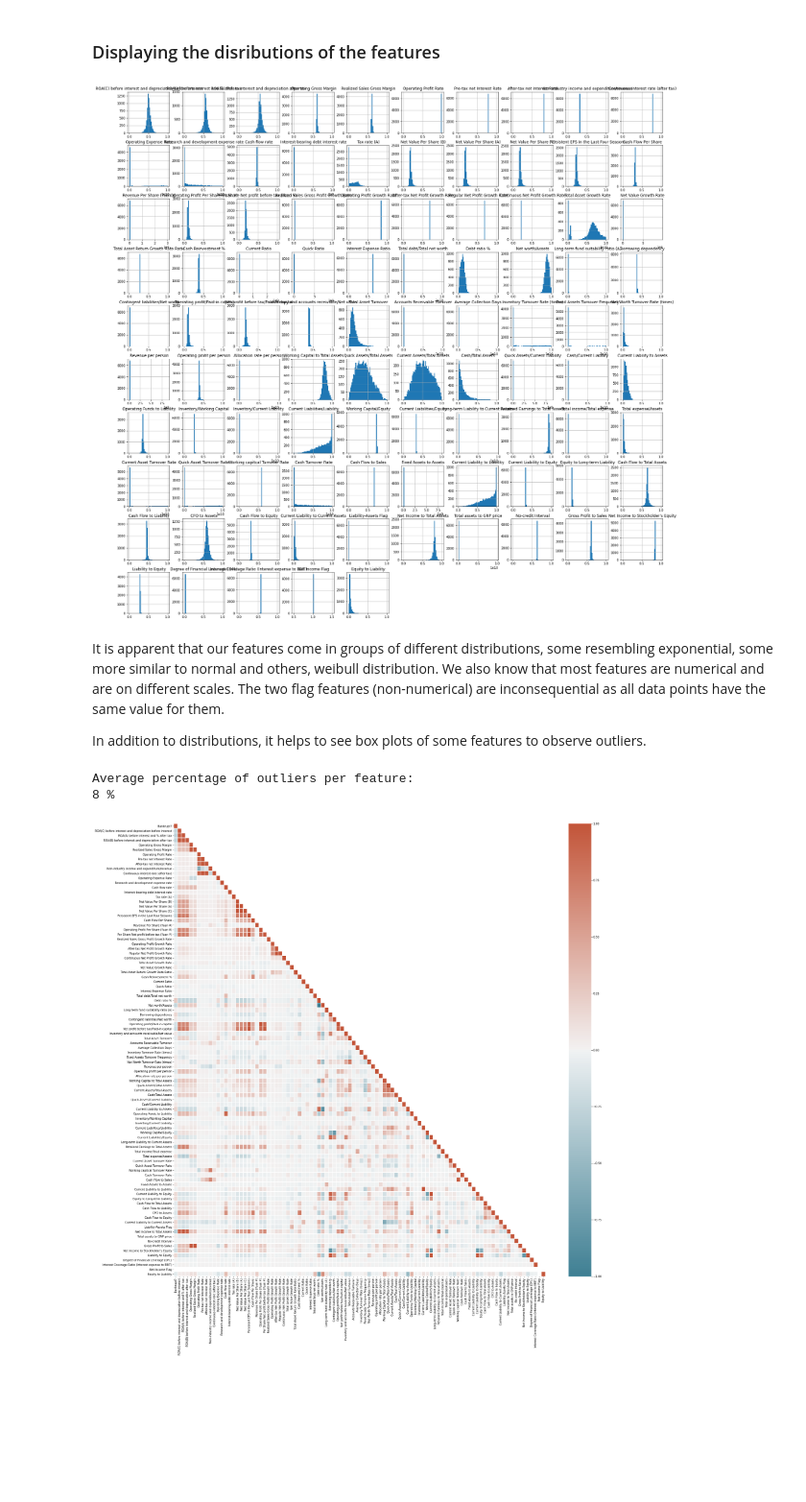
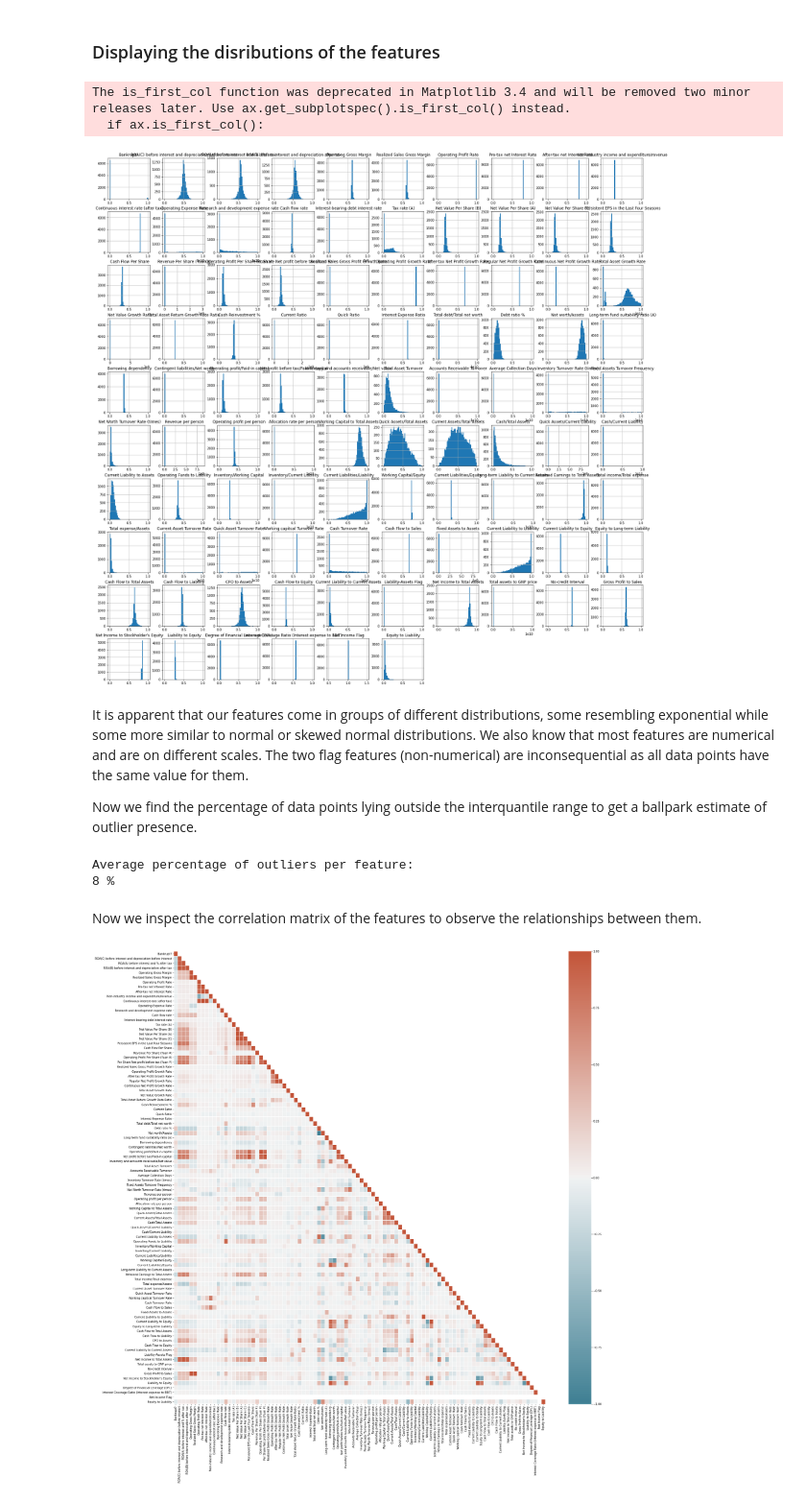
Before and after one commit to Ertugrulmert/Company-Bankruptcy-Estimation, a Jupyter notebook: Company_Bankruptcy_Prediction.ipynb, the cells around one changed output. Shown at 96% size. Saved outputs shown, nothing was run; the diff lists cells and outputs as text; code cells hidden in the pictures; blank space fills up the shorter version.

```diff
--- a/Company_Bankruptcy_Prediction.ipynb
+++ b/Company_Bankruptcy_Prediction.ipynb
@@ -38,2 +33,5 @@ df = pd.read_csv("/content/drive/MyDrive/Data Projects/data.csv")
+# %%
+#Loading the data
+df_unclean = pd.read_csv("/kaggle/input/company-bankruptcy-prediction/data.csv")
 # %% [markdown]
 ## General structure of the dataset
@@ -104,17 +102,16 @@ df.describe()
 
 ### Displaying the disributions of the features
 # %%
-Y = df['Bankrupt?']
-X = df.drop('Bankrupt?', axis=1)
-
-X.hist(figsize = (30,30),bins = 50)
+df_unclean.hist(figsize = (30,30),bins = 50)
 plt.show()
 # %% [output]
+The is_first_col function was deprecated in Matplotlib 3.4 and will be removed two minor releases later. Use ax.get_subplotspec().is_first_col() instead.
+  if ax.is_first_col():
-[figure, old version]
+[figure, new version]
 # %% [markdown]
-It is apparent that our features come in groups of different distributions, some resembling exponential, some more similar to normal and others, weibull distribution. We also know that most features are numerical and are on different scales. The two flag features (non-numerical) are inconsequential as all data points have the same value for them.
+It is apparent that our features come in groups of different distributions, some resembling exponential while some more similar to normal or skewed normal distributions. We also know that most features are numerical and are on different scales. The two flag features (non-numerical) are inconsequential as all data points have the same value for them.
 
-In addition to distributions, it helps to see box plots of some features to observe outliers.
+Now we find the percentage of data points lying outside the interquantile range to get a ballpark estimate of outlier presence.
 # %%
 # detecting outliers based on inter-quartile range
 
@@ -127,4 +124,6 @@ print( round(df_outliers.mean()), "%")
 # %% [output]
 Average percentage of outliers per feature:
 8 %
+# %% [markdown]
+Now we inspect the correlation matrix of the features to observe the relationships between them.
 # %%
```
Also changed, not shown: parts of 54 cells of this notebook.
